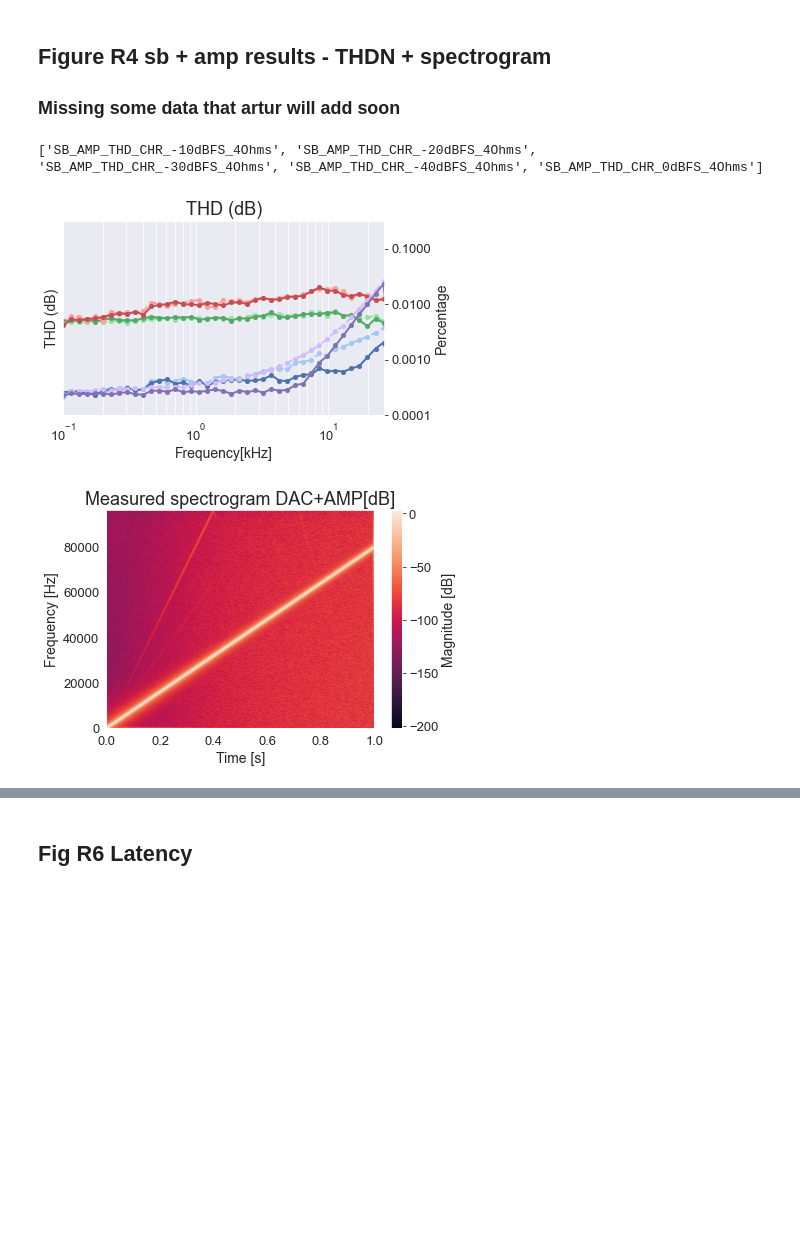
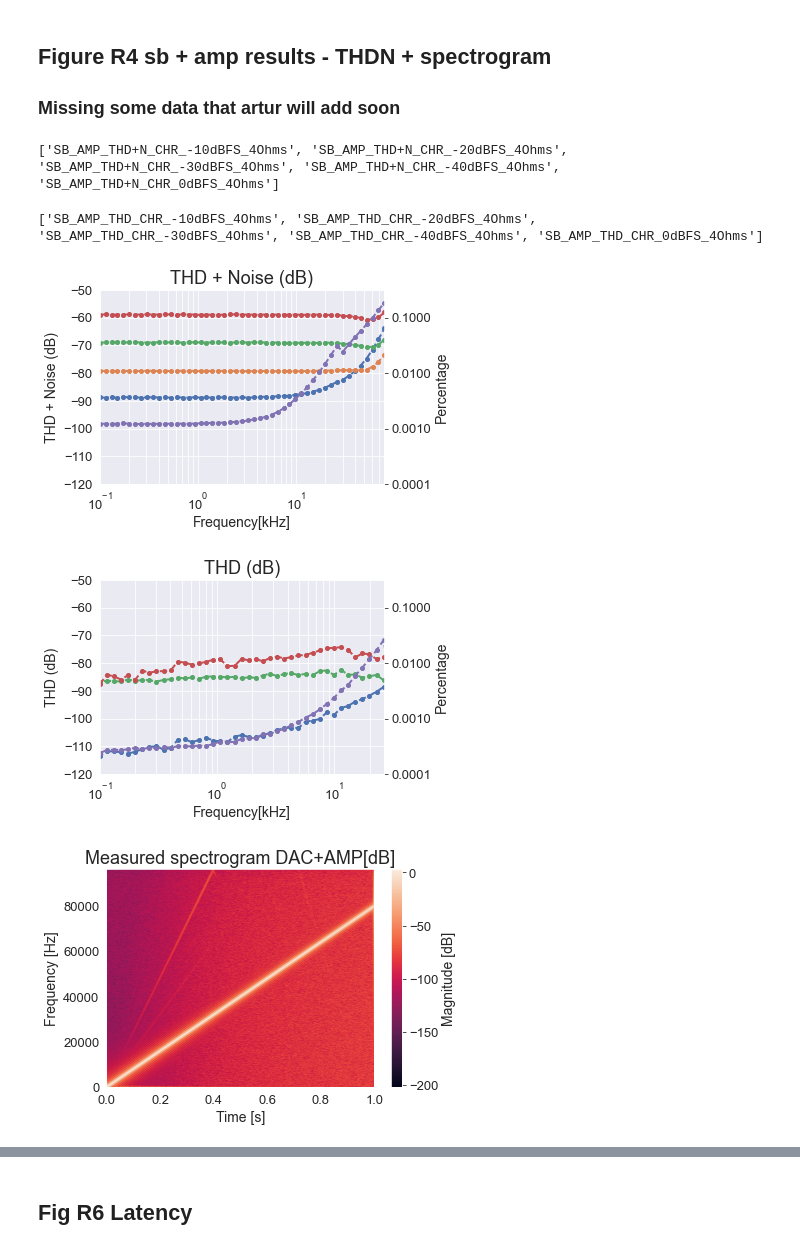
Before and after one commit to bruno-f-cruz/SoundBoard_cfhw, a Jupyter notebook: AnalysisCode/FFT_characterization.ipynb, the cells around one changed output, grey strips where cells are left out. Drawn from its saved outputs; the diff is of its cells as text; code cells hidden in the pictures; blank space fills up the shorter version.

Commit message:
updated root path + SPL data
updated root path;
added SPL data from speaker experiments

```diff
--- a/AnalysisCode/FFT_characterization.ipynb
+++ b/AnalysisCode/FFT_characterization.ipynb
@@ -128,7 +132,7 @@ fig.show()
 # %% [markdown]
 ## Fig R2
 # %%
-r2_data_path = Path(r"C:\Users\bfpcr\Desktop\SoundBoard_cfhw\Data\Fig R2.xlsx")
+r2_data_path = dataTargetFolder / "Fig R2.xlsx"
 availableSheets = load_workbook(r2_data_path, read_only=True, keep_links=False).sheetnames
 availableSheets = [p for p in availableSheets if not any(word in p for word in 'Plots')]
 noNoise = [p for p in availableSheets if not any(word in p for word in '_THD_')]
@@ -160,16 +164,16 @@ for ii in (1,2):
         ax.plot(d['X']/1000, d['Y'],
             linewidth = 2,
             linestyle = '--',
-            c = myColorPal_pastel[idb],
+            c = myColorPal[idb],
             marker='o',markersize= 4,
             label = sheet)
 
-        d = load_xlsx_sheet(r2_data_path, sheet, col2 = 6)
-        ax.plot(d['X']/1000, d['Y'],
-            linewidth = 2,
-            c = myColorPal[idb],
-            marker='o',markersize= 4,
-            label = sheet)
+        # d = load_xlsx_sheet(r2_data_path, sheet, col2 = 6)
+        # ax.plot(d['X']/1000, d['Y'],
+        #     linewidth = 2,
+        #     c = myColorPal_paster[idb],
+        #     marker='o',markersize= 4,
+        #     label = sheet)
 
 
     plt.title(labelString)
@@ -206,7 +210,7 @@ for ii in (1,2):
 
 
 ## Chirp spectrogram (DAC ONLY)
-chirpFile = r"C:\Users\bfpcr\Desktop\SoundBoard_cfhw\Data\Fig R2 chirp_SB.trc"
+chirpFile = dataTargetFolder / "Fig R2 chirp_SB.trc"
 fs = 192000
 wave_start_sample = 180000
 d = load_trc_file(chirpFile, col2 = 1)
@@ -239,6 +243,6 @@ plt.show()
 # %%
 
-xlsxPath = Path(r"C:\Users\bfpcr\Desktop\SoundBoard_cfhw\Data\Fig R3.xlsx")
+xlsxPath = dataTargetFolder / "Fig R3 SB_AMP_FFTs_2022_02_01_updated.xlsx"
 
 sheetName = "SB_RMS_0dBV"
 d = load_xlsx_sheet(xlsxPath, sheetName, col2 = 1)
@@ -320,11 +324,10 @@ fig.show()
 ## Figure R4 sb + amp results - THDN + spectrogram
 ### Missing some data that artur will add soon
 # %%
-#for ii in (1,2):
-ii = 2
-if ii == 2:
+for ii in (1,2):
+#if ii == 2:
     if ii == 1:
-        r4_data_path = Path(r"C:\Users\bfpcr\Desktop\SoundBoard_cfhw\Data\Fig R4 Data_SB_AMP_THD_2022_01_2831.xlsx")
+        r4_data_path = dataTargetFolder / "Fig R4 Data_SB_AMP_THD_2022_01_2831.xlsx"
         labelString = "THD + Noise (dB)"
         xlim2set = (0.1, max_freq)
         ylim2set = (-120,-50)
@@ -332,7 +335,7 @@ if ii == 2:
         group = sorted([p for p in availableSheets if (('_4Ohms' in p) and ('THD+N' in p))])
 
     elif ii == 2:
-        r4_data_path = Path(r"C:\Users\bfpcr\Desktop\SoundBoard_cfhw\Data\Fig R4 Data_SB_AMP_THD_2022_02_01.xlsx")
+        r4_data_path = dataTargetFolder / "Fig R4 Data_SB_AMP_THD_2022_02_01.xlsx"
         labelString = "THD (dB)"
         xlim2set = (0.1, max_freq/3)
         ylim2set = (-120,-50)
@@ -349,16 +352,16 @@ if ii == 2:
         ax.plot(d['X']/1000, d['Y'],
             linewidth = 2,
             linestyle = '--',
-            c = myColorPal_pastel[idb],
+            c = myColorPal[idb],
             marker='o',markersize= 4,
             label = sheet)
 
-        d = load_xlsx_sheet(r4_data_path, sheet, col2 = 6)
-        ax.plot(d['X']/1000, d['Y'],
-            linewidth = 2,
-            c = myColorPal[idb],
-            marker='o',markersize= 4,
-            label = sheet)
+        # d = load_xlsx_sheet(r4_data_path, sheet, col2 = 6)
+        # ax.plot(d['X']/1000, d['Y'],
+        #     linewidth = 2,
+        #     c = myColorPal_pastel[idb],
+        #     marker='o',markersize= 4,
+        #     label = sheet)
 
 
     plt.title(labelString)
@@ -392,34 +395,36 @@ if ii == 2:
 
     fig.show()
 
 
 
 
 ## Chirp spectrogram (DAC + AMP)
 
-chirpFile = r"C:\Users\bfpcr\Desktop\SoundBoard_cfhw\Data\Fig R2 chirp_SB_AMP.trc"
+chirpFile = dataTargetFolder / "Fig R2 chirp_SB_AMP.trc"
 fs = 192000
 wave_start_sample = 184500
 d = load_trc_file(chirpFile, col2 = 1)
 d = d['Y'].values[wave_start_sample:]
 fig = plt.figure(figsize=default_fig_size)
 ax = fig.add_subplot(1,1,1)
 
 f, t, Sxx = signal.spectrogram(d*2, fs,
                                noverlap = int(10 / 1000. * fs) - (int(fs*.001)),
                                nperseg = int(10 / 1000. * fs),
                                mode = "magnitude",
                                scaling = "spectrum")
 plt.pcolormesh(t, f, 20 * np.log10(Sxx), shading='gouraud')
 plt.ylabel('Frequency [Hz]')
 plt.xlabel('Time [s]')
 cb= plt.colorbar()
 cb.set_label('Magnitude [dB]')
 plt.title('Measured spectrogram DAC+AMP[dB]')
 ax.set_xlim((0,1))
 
 plt.show()
 # %% [output]
-['SB_AMP_THD_CHR_-10dBFS_4Ohms', 'SB_AMP_THD_CHR_-20dBFS_4Ohms', 'SB_AMP_THD_CHR_-30dBFS_4Ohms', 'SB_AMP_THD_CHR_-40dBFS_4Ohms', 'SB_AMP_THD_CHR_0dBFS_4Ohms']
+['SB_AMP_THD+N_CHR_-10dBFS_4Ohms', 'SB_AMP_THD+N_CHR_-20dBFS_4Ohms', 'SB_AMP_THD+N_CHR_-30dBFS_4Ohms', 'SB_AMP_THD+N_CHR_-40dBFS_4Ohms', 'SB_AMP_THD+N_CHR_0dBFS_4Ohms']
+['SB_AMP_THD_CHR_-10dBFS_4Ohms', 'SB_AMP_THD_CHR_-20dBFS_4Ohms', 'SB_AMP_THD_CHR_-30dBFS_4Ohms', 'SB_AMP_THD_CHR_-40dBFS_4Ohms', 'SB_AMP_THD_CHR_0dBFS_4Ohms']
-[figure, old version]
+[figure, new version]
-[figure, old version]
+[figure, new version]
+[figure, added]
```
Also changed, not shown: parts of 9 cells of this notebook, 3 other files.
